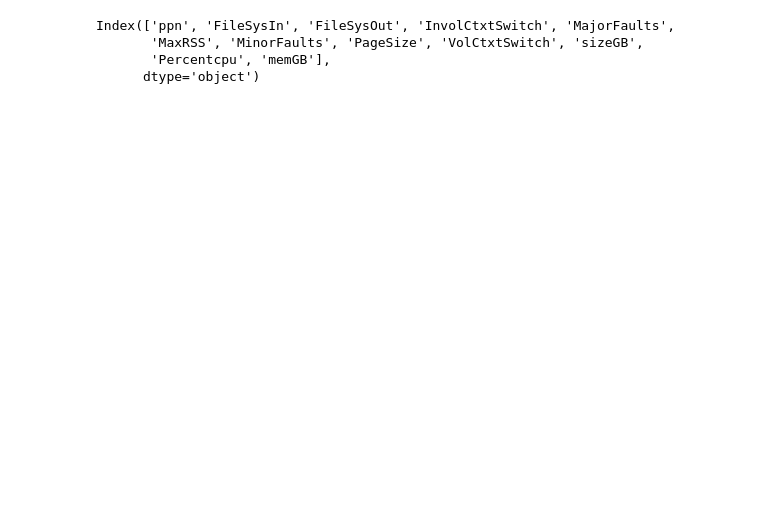
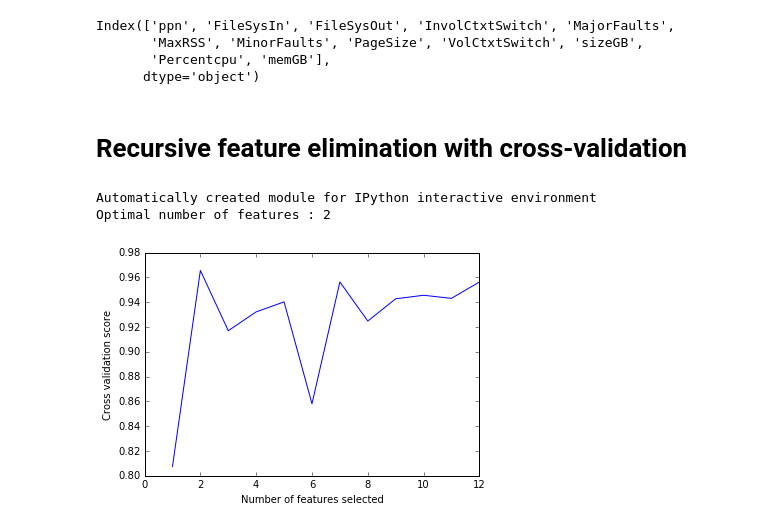
Before and after one commit to words-sdsc/IPPD, a Jupyter notebook: ProfilingData/22July Analysis-ModelTraining (T=Y_time) Rank features (++ppn and ++seqlen).ipynb, the cells around one changed output. Drawn from its saved outputs; the diff is of its cells as text; code cells hidden in the pictures; blank space fills up the shorter version.

Commit message:
recursive feature elimination + CV

```diff
--- a/ProfilingData/22July Analysis-ModelTraining (T=Y_time) Rank features (++ppn and ++seqlen).ipynb
+++ b/ProfilingData/22July Analysis-ModelTraining (T=Y_time) Rank features (++ppn and ++seqlen).ipynb
@@ -240,3 +246,29 @@ Index(['ppn', 'FileSysIn', 'FileSysOut', 'InvolCtxtSwitch', 'MajorFaults',
 # %%
 # [0 'ppn', 1 'FileSysIn', 2 'FileSysOut', 3 'InvolCtxtSwitch', 4 'MajorFaults',
 # 5 'MaxRSS', 6 'MinorFaults', 7 'PageSize', 8 'VolCtxtSwitch', 9'sizeGB', 10 'Percentcpu', 11 'memGB']
+# %% [markdown]
+# Recursive feature elimination with cross-validation
+# %%
+print(__doc__)
+
+import matplotlib.pyplot as plt
+from sklearn.svm import SVC
+from sklearn.cross_validation import StratifiedKFold
+from sklearn.feature_selection import RFECV
+from sklearn.datasets import make_classification
+
+rfecv = RFECV(model, step=1, cv=10)
+rfecv.fit(X, y)
+
+print("Optimal number of features : %d" % rfecv.n_features_)
+
+# Plot number of features VS. cross-validation scores
+plt.figure()
+plt.xlabel("Number of features selected")
+plt.ylabel("Cross validation score")
+plt.plot(range(1, len(rfecv.grid_scores_) + 1), rfecv.grid_scores_)
+plt.show()
+# %% [output]
+Automatically created module for IPython interactive environment
+Optimal number of features : 2
+[figure, added]
```
Also changed, not shown: parts of 11 cells of this notebook, 1 other file.
